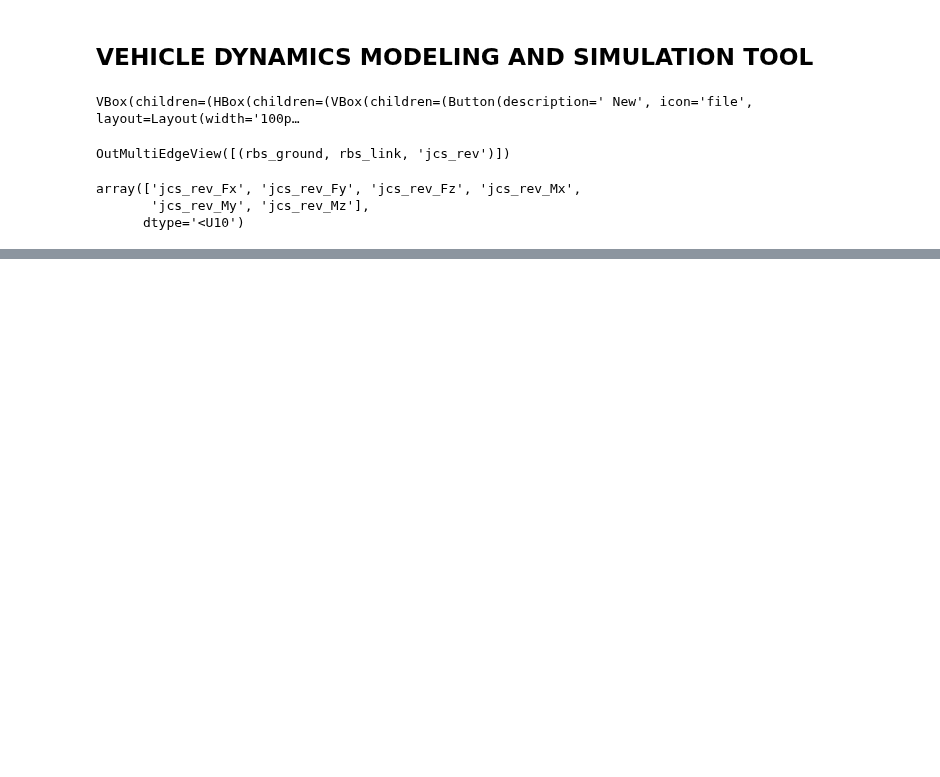
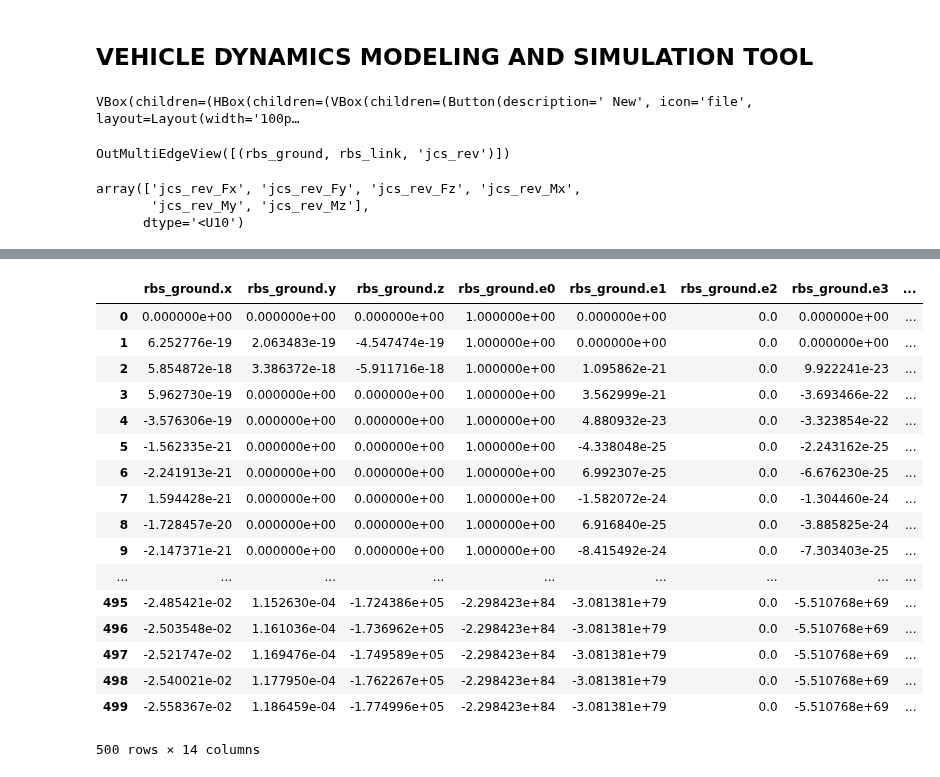
Before and after one commit to khaledghobashy/asurt_cdt, a Jupyter notebook: models/fourbar/fourbar.ipynb, the cells around one changed output, grey strips where cells are left out. Saved outputs shown, nothing was run; the diff lists cells and outputs as text; code cells hidden in the pictures; blank space fills up the shorter version.

```diff
--- a/models/fourbar/fourbar.ipynb
+++ b/models/fourbar/fourbar.ipynb
@@ -475,0 +474,21 @@ extract_ind(jn,q0)
+# %%
+d[0]
+# %% [output]
+|  | rbs_ground.x | rbs_ground.y | rbs_ground.z | rbs_ground.e0 | rbs_ground.e1 | rbs_ground.e2 | rbs_ground.e3 | ... |
+| 0 | 0.000000e+00 | 0.000000e+00 | 0.000000e+00 | 1.000000e+00 | 0.000000e+00 | 0.0 | 0.000000e+00 | ... |
+| 1 | 6.252776e-19 | 2.063483e-19 | -4.547474e-19 | 1.000000e+00 | 0.000000e+00 | 0.0 | 0.000000e+00 | ... |
+| 2 | 5.854872e-18 | 3.386372e-18 | -5.911716e-18 | 1.000000e+00 | 1.095862e-21 | 0.0 | 9.922241e-23 | ... |
+| 3 | 5.962730e-19 | 0.000000e+00 | 0.000000e+00 | 1.000000e+00 | 3.562999e-21 | 0.0 | -3.693466e-22 | ... |
+| 4 | -3.576306e-19 | 0.000000e+00 | 0.000000e+00 | 1.000000e+00 | 4.880932e-23 | 0.0 | -3.323854e-22 | ... |
+| 5 | -1.562335e-21 | 0.000000e+00 | 0.000000e+00 | 1.000000e+00 | -4.338048e-25 | 0.0 | -2.243162e-25 | ... |
+| 6 | -2.241913e-21 | 0.000000e+00 | 0.000000e+00 | 1.000000e+00 | 6.992307e-25 | 0.0 | -6.676230e-25 | ... |
+| 7 | 1.594428e-21 | 0.000000e+00 | 0.000000e+00 | 1.000000e+00 | -1.582072e-24 | 0.0 | -1.304460e-24 | ... |
+| 8 | -1.728457e-20 | 0.000000e+00 | 0.000000e+00 | 1.000000e+00 | 6.916840e-25 | 0.0 | -3.885825e-24 | ... |
+| 9 | -2.147371e-21 | 0.000000e+00 | 0.000000e+00 | 1.000000e+00 | -8.415492e-24 | 0.0 | -7.303403e-25 | ... |
+| ... | ... | ... | ... | ... | ... | ... | ... | ... |
+| 495 | -2.485421e-02 | 1.152630e-04 | -1.724386e+05 | -2.298423e+84 | -3.081381e+79 | 0.0 | -5.510768e+69 | ... |
+| 496 | -2.503548e-02 | 1.161036e-04 | -1.736962e+05 | -2.298423e+84 | -3.081381e+79 | 0.0 | -5.510768e+69 | ... |
+| 497 | -2.521747e-02 | 1.169476e-04 | -1.749589e+05 | -2.298423e+84 | -3.081381e+79 | 0.0 | -5.510768e+69 | ... |
+| 498 | -2.540021e-02 | 1.177950e-04 | -1.762267e+05 | -2.298423e+84 | -3.081381e+79 | 0.0 | -5.510768e+69 | ... |
+| 499 | -2.558367e-02 | 1.186459e-04 | -1.774996e+05 | -2.298423e+84 | -3.081381e+79 | 0.0 | -5.510768e+69 | ... |
+500 rows × 14 columns
```
Also changed, not shown: parts of 17 cells of this notebook, 2 other files.
